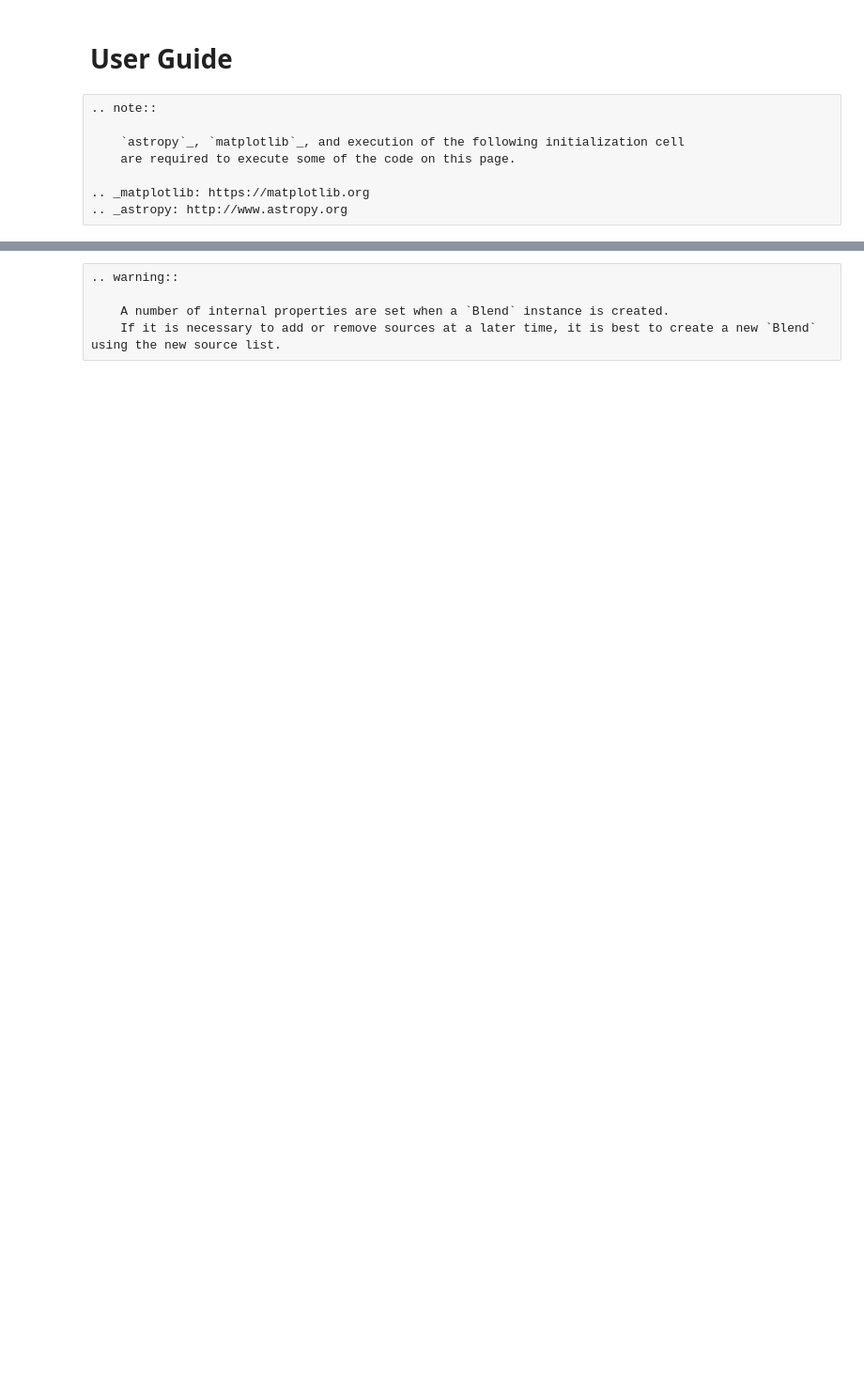
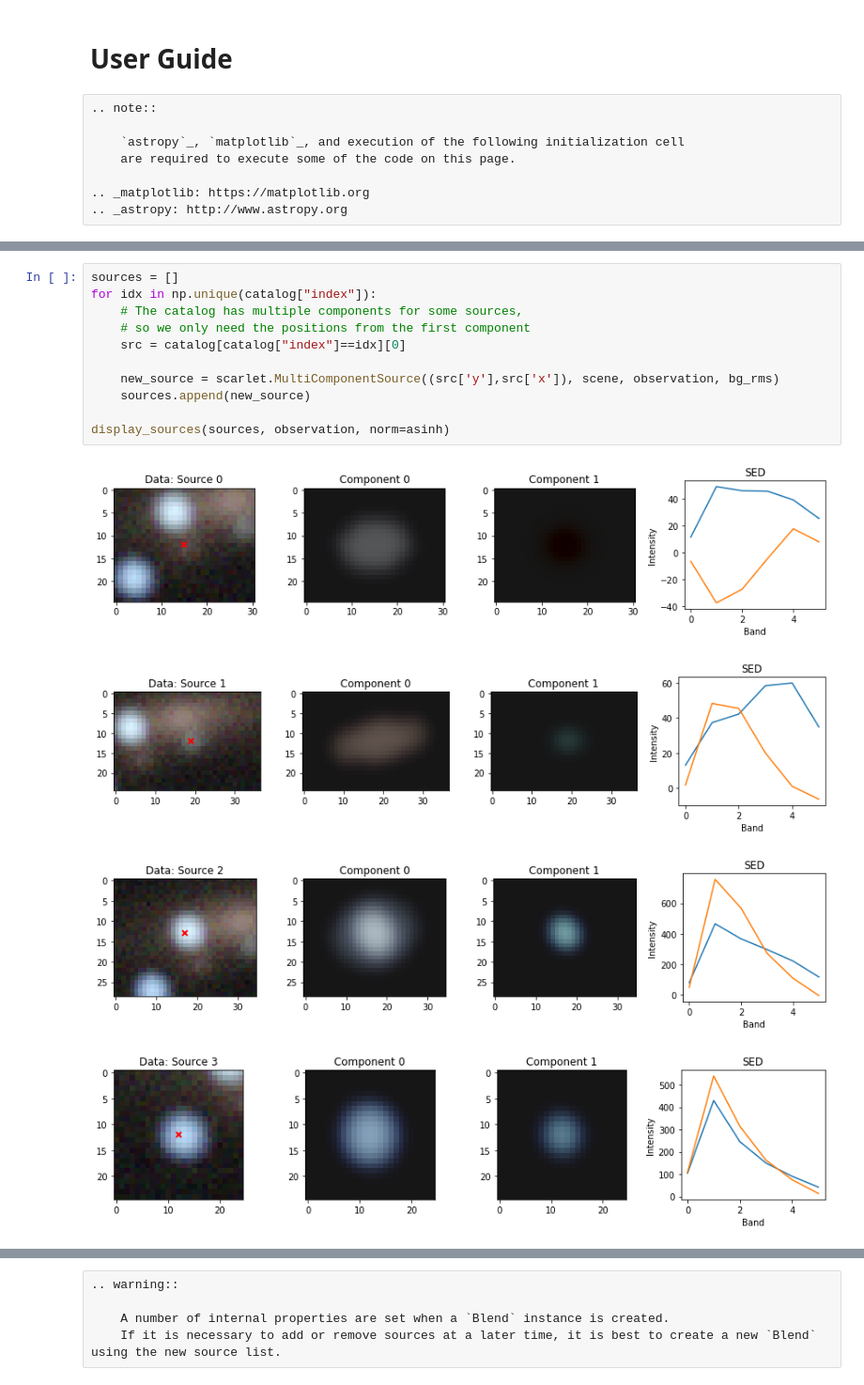
Before and after one commit to pmelchior/scarlet, a Jupyter notebook: docs/user_docs.ipynb, the cells around one changed output, grey strips where cells are left out. Shown at 94% size. Saved outputs shown, nothing was run; the diff lists cells and outputs as text; blank space fills up the shorter version.

```diff
--- a/docs/user_docs.ipynb
+++ b/docs/user_docs.ipynb
@@ -465,0 +306,16 @@ which will resize the box if the model has flux along any edge that us greater t
+# %%
+sources = []
+for idx in np.unique(catalog["index"]):
+    # The catalog has multiple components for some sources,
+    # so we only need the positions from the first component
+    src = catalog[catalog["index"]==idx][0]
+
+    new_source = scarlet.MultiComponentSource((src['y'],src['x']), scene, observation, bg_rms)
+    sources.append(new_source)
+
+display_sources(sources, observation, norm=asinh)
+# %% [output]
+[figure, added]
+[figure, added]
+[figure, added]
+[figure, added]
```
Also changed, not shown: parts of 130 cells of this notebook.
